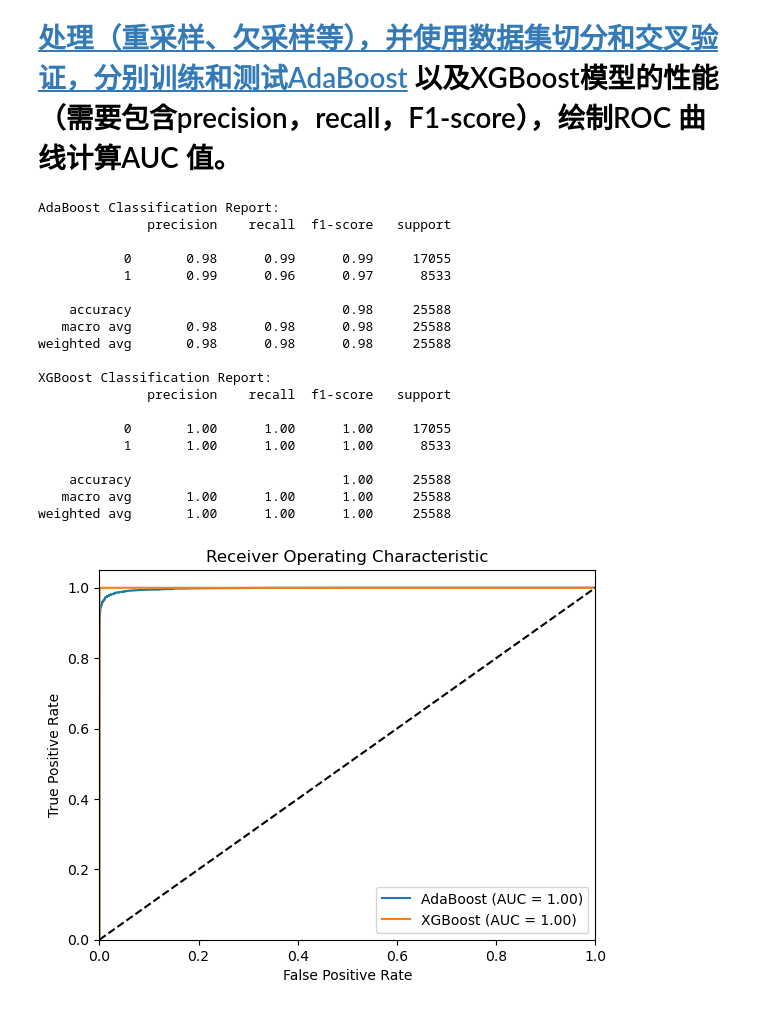
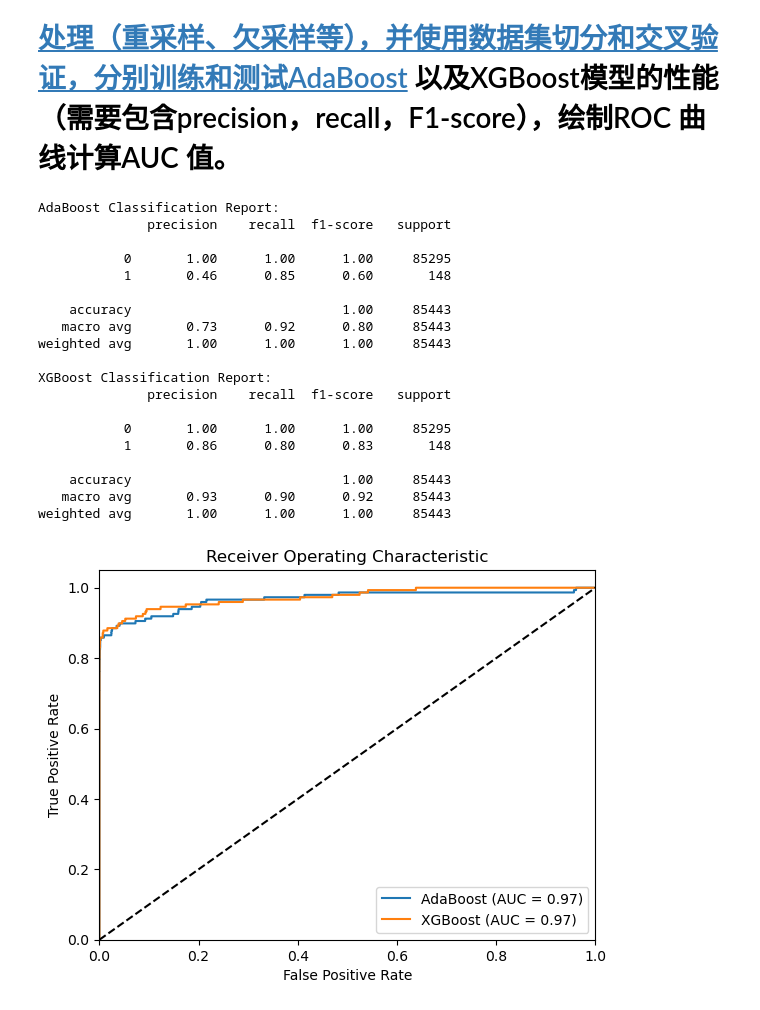
Before and after one commit to OrigamiShido/MachineLearning, a Jupyter notebook: exp4/creditfraud.ipynb, the cells around one changed output. Saved outputs shown, nothing was run; the diff lists cells and outputs as text; code cells hidden in the pictures.

```diff
--- a/exp4/creditfraud.ipynb
+++ b/exp4/creditfraud.ipynb
@@ -25,10 +25,13 @@ under = RandomUnderSampler(sampling_strategy=0.5)
 steps = [('o', over), ('u', under)]
 pipeline = Pipeline(steps=steps)
 
-X_resampled, y_resampled = pipeline.fit_resample(X, y)
+X_train, X_test, y_train, y_test = train_test_split(X, y, test_size=0.3, random_state=42,stratify=y)
+
+X_train, y_train = over.fit_resample(X_train, y_train)
+# X_resampled,y_resampled=over.fit_resample(X,y)
 
 # Split the resampled data into training and testing sets
-X_train, X_test, y_train, y_test = train_test_split(X_resampled, y_resampled, test_size=0.3, random_state=42)
+
 
 # Train and evaluate AdaBoost model
 ada = AdaBoostClassifier(n_estimators=100, random_state=42,algorithm='SAMME')
@@ -44,41 +47,81 @@ y_pred_xgb = xgb.predict(X_test)
 print("XGBoost Classification Report:")
 print(classification_report(y_test, y_pred_xgb))
 
 # Plot ROC curves and calculate AUC for both models
 def plot_roc_curve(y_test, y_pred, model_name):
     fpr, tpr, _ = roc_curve(y_test, y_pred)
     roc_auc = auc(fpr, tpr)
     plt.plot(fpr, tpr, label=f'{model_name} (AUC = {roc_auc:.2f})')
 
 plt.figure()
 plot_roc_curve(y_test, ada.predict_proba(X_test)[:, 1], 'AdaBoost')
 plot_roc_curve(y_test, xgb.predict_proba(X_test)[:, 1], 'XGBoost')
 plt.plot([0, 1], [0, 1], 'k--')
 plt.xlim([0.0, 1.0])
 plt.ylim([0.0, 1.05])
 plt.xlabel('False Positive Rate')
 plt.ylabel('True Positive Rate')
 plt.title('Receiver Operating Characteristic')
 plt.legend(loc='lower right')
 plt.show()
+
+
+
+X_train, y_train = under.fit_resample(X_train, y_train)
+# X_resampled,y_resampled=over.fit_resample(X,y)
+
+# Split the resampled data into training and testing sets
+
+
+# Train and evaluate AdaBoost model
+ada = AdaBoostClassifier(n_estimators=100, random_state=42,algorithm='SAMME')
+ada.fit(X_train, y_train)
+y_pred_ada = ada.predict(X_test)
+print("AdaBoost Classification Report:")
+print(classification_report(y_test, y_pred_ada))
+
+# Train and evaluate XGBoost model
+xgb = XGBClassifier(n_estimators=100, random_state=42)
+xgb.fit(X_train, y_train)
+y_pred_xgb = xgb.predict(X_test)
+print("XGBoost Classification Report:")
+print(classification_report(y_test, y_pred_xgb))
+
+# Plot ROC curves and calculate AUC for both models
+def plot_roc_curve(y_test, y_pred, model_name):
+    fpr, tpr, _ = roc_curve(y_test, y_pred)
+    roc_auc = auc(fpr, tpr)
+    plt.plot(fpr, tpr, label=f'{model_name} (AUC = {roc_auc:.2f})')
+
+plt.figure()
+plot_roc_curve(y_test, ada.predict_proba(X_test)[:, 1], 'AdaBoost')
+plot_roc_curve(y_test, xgb.predict_proba(X_test)[:, 1], 'XGBoost')
+plt.plot([0, 1], [0, 1], 'k--')
+plt.xlim([0.0, 1.0])
+plt.ylim([0.0, 1.05])
+plt.xlabel('False Positive Rate')
+plt.ylabel('True Positive Rate')
+plt.title('Receiver Operating Characteristic')
+plt.legend(loc='lower right')
+plt.show()
 # %% [output]
 AdaBoost Classification Report:
               precision    recall  f1-score   support
 
-           0       0.98      0.99      0.99     17055
-           1       0.99      0.96      0.97      8533
+           0       1.00      1.00      1.00     85295
+           1       0.46      0.85      0.60       148
 
-    accuracy                           0.98     25588
-   macro avg       0.98      0.98      0.98     25588
-weighted avg       0.98      0.98      0.98     25588
+    accuracy                           1.00     85443
+   macro avg       0.73      0.92      0.80     85443
+weighted avg       1.00      1.00      1.00     85443
 
 XGBoost Classification Report:
               precision    recall  f1-score   support
 
-           0       1.00      1.00      1.00     17055
-           1       1.00      1.00      1.00      8533
+           0       1.00      1.00      1.00     85295
+           1       0.86      0.80      0.83       148
 
-    accuracy                           1.00     25588
-   macro avg       1.00      1.00      1.00     25588
-weighted avg       1.00      1.00      1.00     25588
+    accuracy                           1.00     85443
+   macro avg       0.93      0.90      0.92     85443
+weighted avg       1.00      1.00      1.00     85443
-[figure, old version]
+[figure, new version]
```
Also changed, not shown: parts of 1 cell of this notebook, 3 other files.
